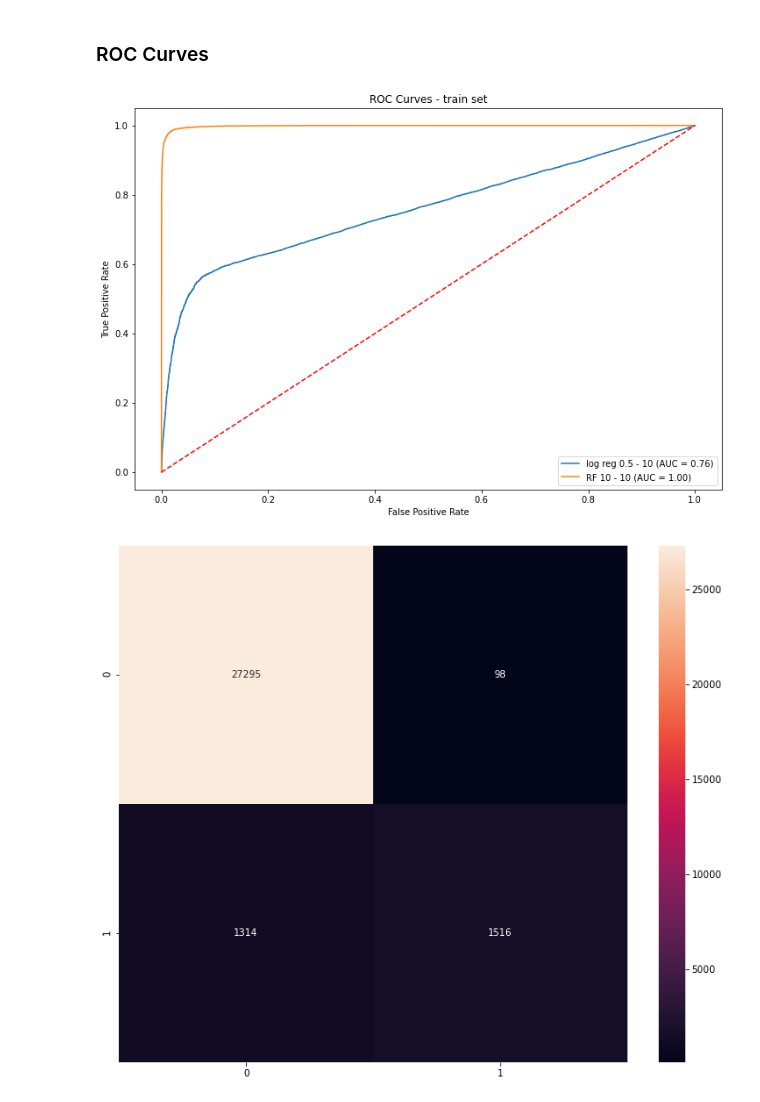
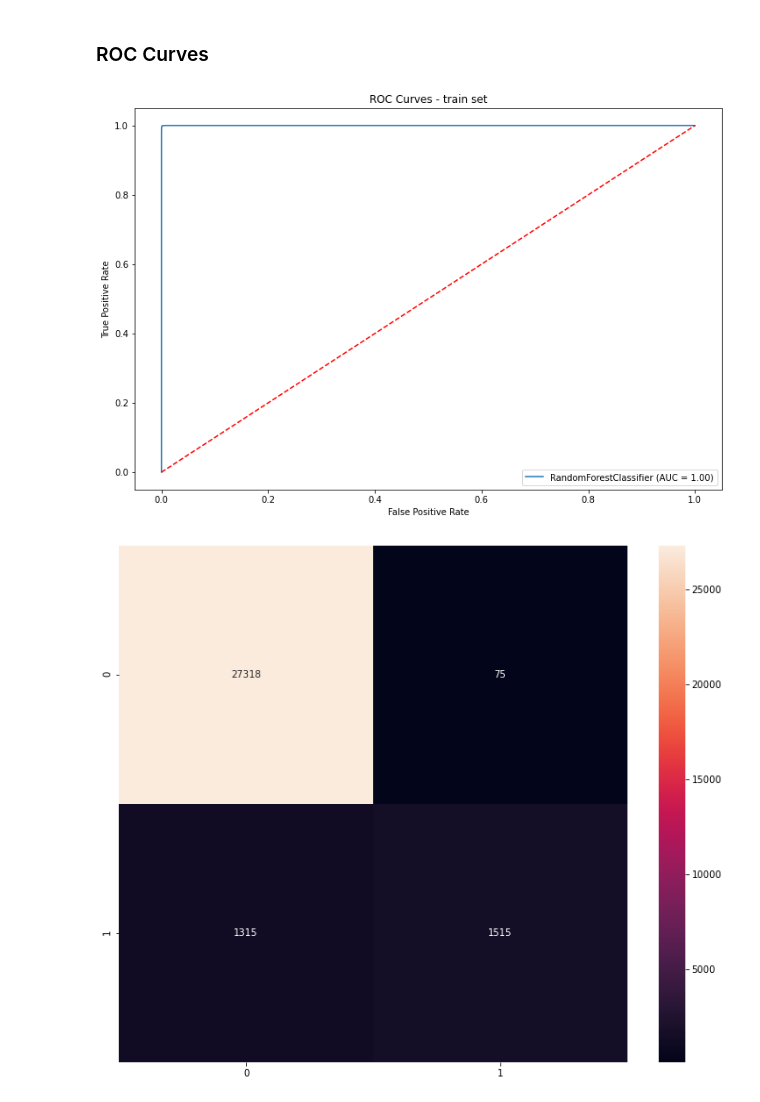
Before and after one commit to thefifthagreement/jedha-fs-s4-project, a Jupyter notebook: fraud_detection_ml.ipynb, the cells around one changed output. Cells and saved outputs as stored; diff of their text form; code cells hidden in the pictures.

```diff
--- a/fraud_detection_ml.ipynb
+++ b/fraud_detection_ml.ipynb
@@ -151,5 +156,7 @@ numerical = [
     "signup_purchase_timedelta"
 ]
 
+features = numerical + categorical
+
 target = ["class"]
 # %%
@@ -200,10 +209,19 @@ X_test = sc_X.transform(X_test)
 # %% [markdown]
 ### Logistic Regression
 # %%
-%%notify
+def logistic_search(param_grid):
 
-param_grid = {"C" : [0.5, 1]}
+    #scoring = {"AUC": "roc_auc", "Recall": "recall"}
 
-search = (GridSearchCV(LogisticRegression(n_jobs=-1, class_weight={0:1, 1:10}), param_grid=param_grid, scoring="recall", cv=10, n_jobs=-1)
-          .fit(X_train, y_train.squeeze()))
-search.best_params_
+    search = (GridSearchCV(LogisticRegression(n_jobs=-1, class_weight={0:1, 1:10}),
+                           param_grid=param_grid, scoring="f1", cv=10, n_jobs=-1)
+              .fit(X_train, y_train.squeeze()))
+
+    print(f"Logistic Regression best params : {search.best_params_}")
+
+    logit = search.best_estimator_
+    scores = cross_val_score(logit, X_train, y_train, cv=10, n_jobs=-1)
+
+    print(f"Scores, mean = {scores.mean()}, std = {scores.std()}")
+
+    return logit, logit.predict(X_train)
@@ -245,9 +272,17 @@ weighted avg       0.88      0.64      0.72    120889
 # %% [markdown]
 ### Random Forest Classifier
 # %%
-%%notify
-param_grid = {"n_estimators": [10, 100], "max_depth": [10, 20]}
+def RF_search(param_grid):
+    scoring = {"AUC": "roc_auc", "F1": "f1"}
 
-search = (GridSearchCV(RandomForestClassifier(n_jobs=-1, class_weight={0:1, 1:10}), param_grid=param_grid, scoring="recall", cv=10, n_jobs=-1)
-          .fit(X_train, y_train.squeeze()))
-search.best_params_
+    search = (GridSearchCV(RandomForestClassifier(n_jobs=-1, class_weight={0:1, 1:10}),
+                           param_grid=param_grid, scoring=scoring, refit="AUC", cv=10, n_jobs=-1)
+              .fit(X_train, y_train.squeeze()))
+
+    print(f"Random  forest best params : {search.best_params_}")
+
+    rf_clf = search.best_estimator_
+    scores = cross_val_score(rf_clf, X_train, y_train, cv=10, n_jobs=-1)
+    print(f"Scores, mean = {scores.mean()}, std = {scores.std()}")
+
+    return rf_clf, rf_clf.predict(X_train)
@@ -263,0 +289,2 @@ scores.mean(), scores.std()
+# %%
+rf_clf, y_pred = RF_search(param_grid = {"n_estimators": [15, 30], "max_features": [10, 20]})
@@ -288,13 +320,13 @@ weighted avg       0.98      0.98      0.98    120889
 # %%
 fig, ax = plt.subplots(figsize=(12, 8))
 
-plot_roc_curve(logit, X_train, y_train, ax=ax, name="log reg 0.5 - 10")
-plot_roc_curve(rf_clf, X_train, y_train, ax=ax, name="RF 10 - 10")
+#plot_roc_curve(logit, X_train, y_train, ax=ax)
+plot_roc_curve(rf_clf, X_train, y_train, ax=ax)
 ax.plot([0, 1], [0, 1], 'r--')
 ax.set_title("ROC Curves - train set")
 
 plt.show()
 #fig.savefig('images/roc_curves.png', transparent=False, dpi=80, bbox_inches="tight")
 # %% [output]
-[figure, old version]
+[figure, new version]
 # %%
```
Also changed, not shown: parts of 34 cells of this notebook, 11 other files.
